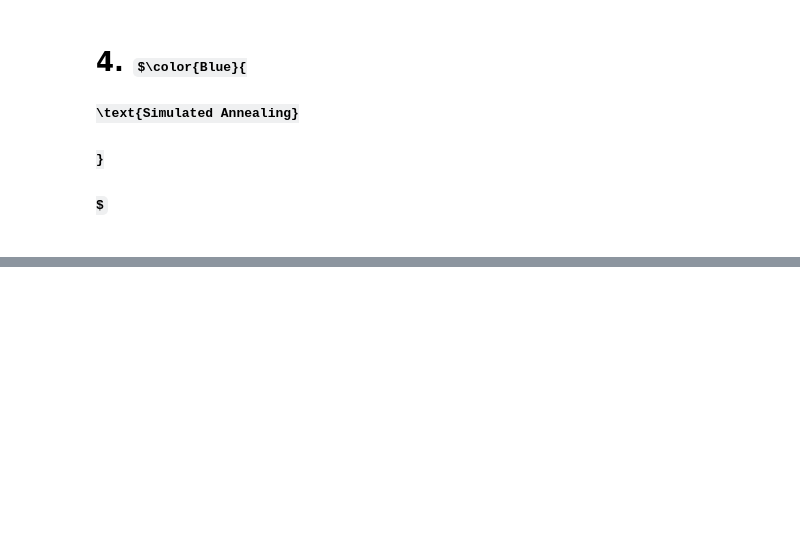
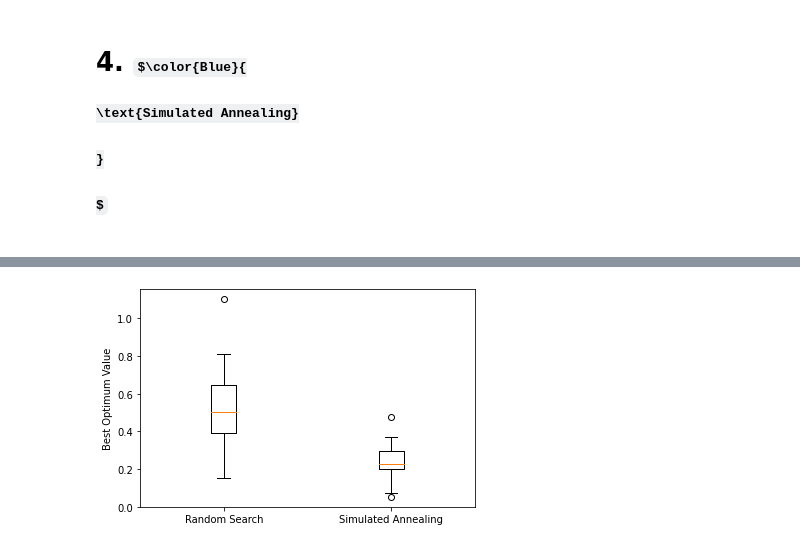
Before and after one commit to deshanchathusanka/optimisation, a Jupyter notebook: optimizer_development.ipynb, the cells around one changed output, grey strips where cells are left out. Saved outputs shown, nothing was run; the diff lists cells and outputs as text; code cells hidden in the pictures; some formulas as TeX source; blank space fills up the shorter version.

```diff
--- a/optimizer_development.ipynb
+++ b/optimizer_development.ipynb
@@ -440,0 +483,8 @@ Execution Time : 6413.282845079 - 6413.282285622
+# %%
+plt.figure()
+plt.boxplot([random_search_repeat_results, simulated_annealing_results])
+plt.xticks([1,2],['Random Search', 'Simulated Annealing'])
+plt.ylabel('Best Optimum Value')
+plt.show()
+# %% [output]
+[figure, added]
```
Also changed, not shown: parts of 8 cells of this notebook.
